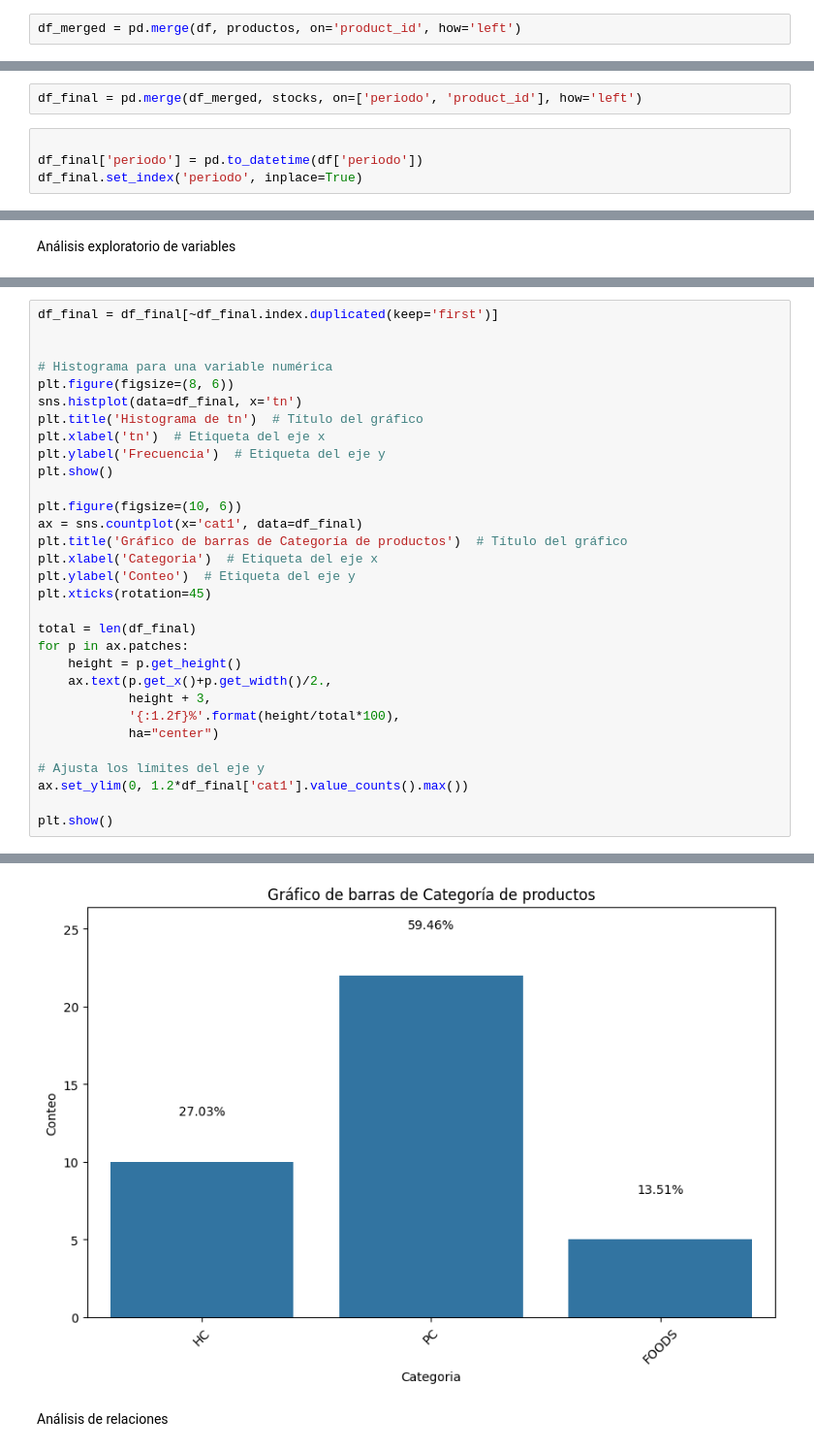
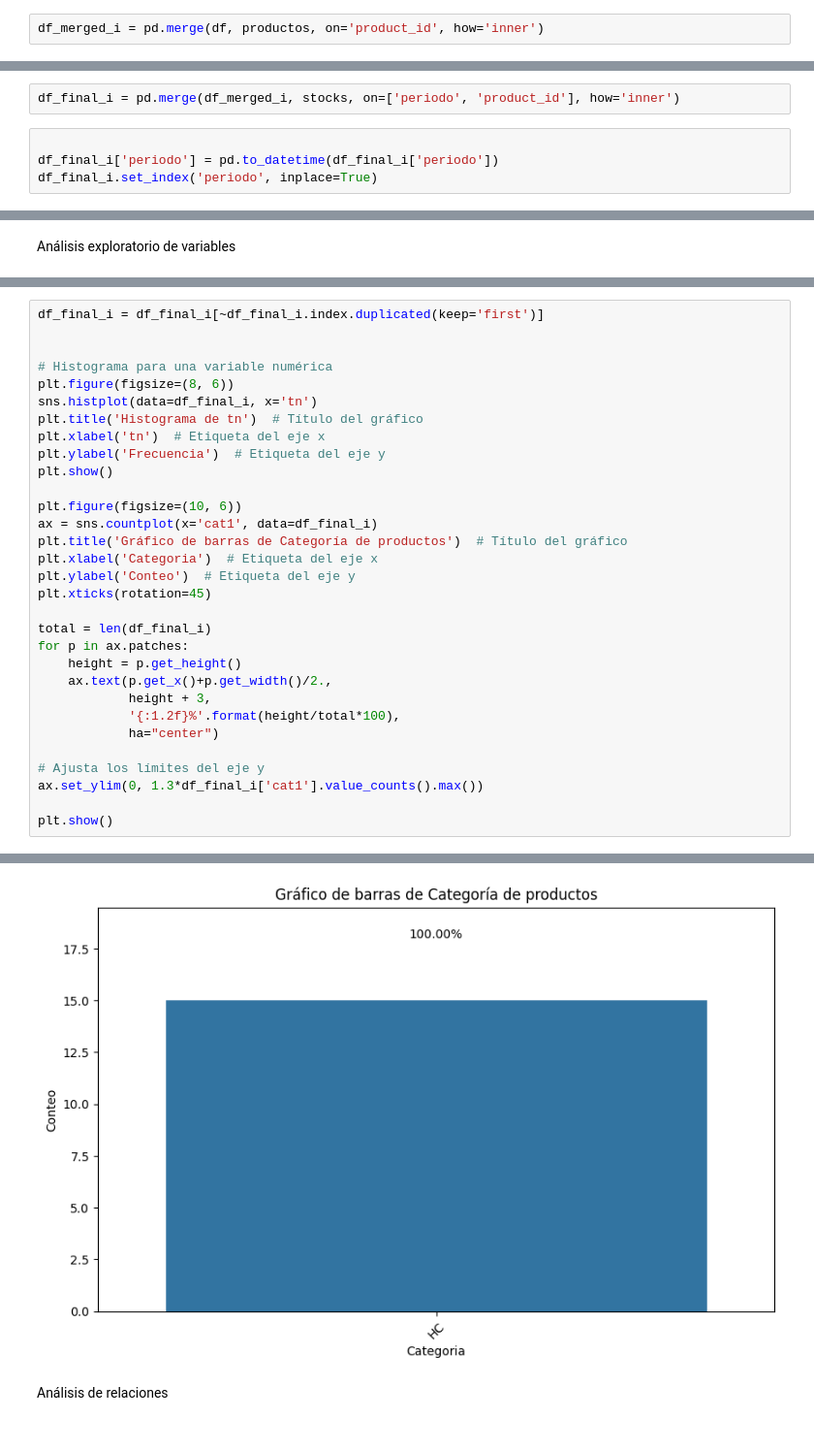
Before and after one commit to hernanifran/Labo3, a Jupyter notebook: pruebas_estac_inner.ipynb, the cells around one changed output, grey strips where cells are left out. Shown at 97% size. Cells and saved outputs as stored; diff of their text form.

Commit message:
ana de productos

```diff
--- a/pruebas_estac_inner.ipynb
+++ b/pruebas_estac_inner.ipynb
@@ -44,7 +44,7 @@ productos.head()
 # %% [markdown]
 Se hace una unión de los datasets
 # %%
-df_merged = pd.merge(df, productos, on='product_id', how='left')
+df_merged_i = pd.merge(df, productos, on='product_id', how='inner')
 # %%
 stocks = pd.read_csv('tb_stocks.txt.gz', sep='\t')
 # %%
@@ -57,9 +57,9 @@ stocks.head()
 | 3 | 201810 | 21005 | 1.01338 |
 | 4 | 201810 | 20974 | 0.34595 |
 # %%
-df_final = pd.merge(df_merged, stocks, on=['periodo', 'product_id'], how='left')
+df_final_i = pd.merge(df_merged_i, stocks, on=['periodo', 'product_id'], how='inner')
 # %%
 
-df_final['periodo'] = pd.to_datetime(df['periodo'])
-df_final.set_index('periodo', inplace=True)
+df_final_i['periodo'] = pd.to_datetime(df_final_i['periodo'])
+df_final_i.set_index('periodo', inplace=True)
 # %%
@@ -133,24 +133,24 @@ min       1.000000e-04  1.000000e-04  1.000000e+00 -2.731136e+01
 max       5.515614e+02  5.478785e+02  1.000000e+04  1.562024e+03
 # %%
-df_final = df_final[~df_final.index.duplicated(keep='first')]
+df_final_i = df_final_i[~df_final_i.index.duplicated(keep='first')]
 
 
 # Histograma para una variable numérica
 plt.figure(figsize=(8, 6))
-sns.histplot(data=df_final, x='tn')
+sns.histplot(data=df_final_i, x='tn')
 plt.title('Histograma de tn')  # Título del gráfico
 plt.xlabel('tn')  # Etiqueta del eje x
 plt.ylabel('Frecuencia')  # Etiqueta del eje y
 plt.show()
 
 plt.figure(figsize=(10, 6))
-ax = sns.countplot(x='cat1', data=df_final)
+ax = sns.countplot(x='cat1', data=df_final_i)
 plt.title('Gráfico de barras de Categoría de productos')  # Título del gráfico
 plt.xlabel('Categoria')  # Etiqueta del eje x
 plt.ylabel('Conteo')  # Etiqueta del eje y
 plt.xticks(rotation=45)
 
-total = len(df_final)
+total = len(df_final_i)
 for p in ax.patches:
     height = p.get_height()
     ax.text(p.get_x()+p.get_width()/2.,
@@ -159,7 +159,7 @@ for p in ax.patches:
             ha="center")
 
 # Ajusta los límites del eje y
-ax.set_ylim(0, 1.2*df_final['cat1'].value_counts().max())
+ax.set_ylim(0, 1.3*df_final_i['cat1'].value_counts().max())
 
 plt.show()
 # %% [output]
@@ -167,4 +167,4 @@ plt.show()
-[figure, old version]
+[figure, new version]
 # %% [markdown]
 Análisis de relaciones
 # %%
```
Also changed, not shown: parts of 8 cells of this notebook, 1 other file.
